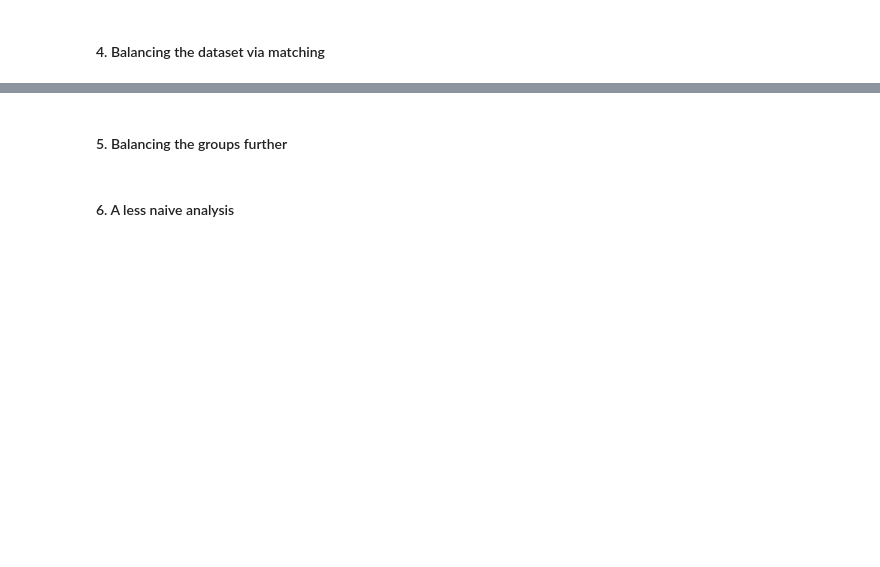
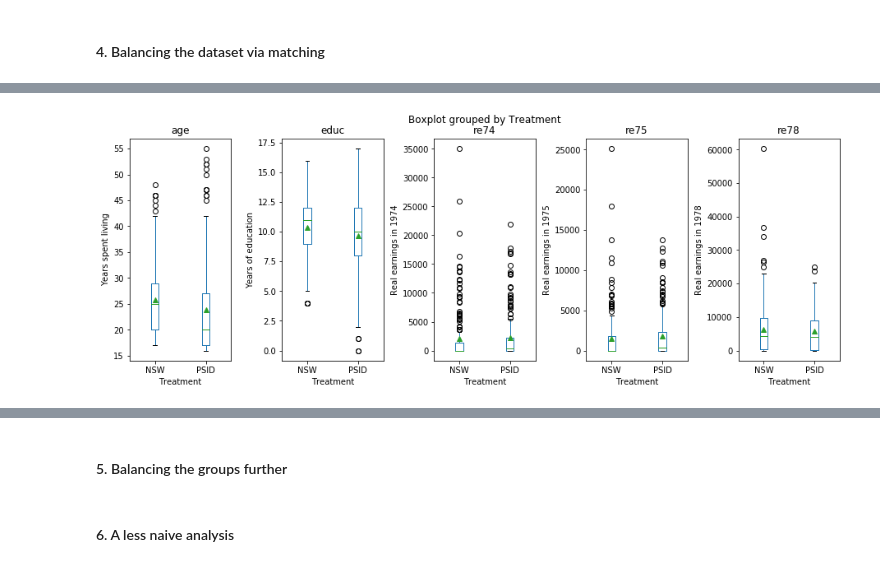
Before and after one commit to Babas10/ADA_JEX2017, a Jupyter notebook: HomeWork/04 - Applied ML/H4.ipynb, the cells around one changed output, grey strips where cells are left out. Saved outputs shown, nothing was run; the diff lists cells and outputs as text; code cells hidden in the pictures; blank space fills up the shorter version.

```diff
--- a/HomeWork/04 - Applied ML/H4.ipynb
+++ b/HomeWork/04 - Applied ML/H4.ipynb
@@ -328,0 +395,13 @@ plt.show()
+# %%
+G = nx.Graph()
+weight=[]
+for i in groupNS.index:
+    for j in groupPS.index:
+        veci=np.array([groupNS.loc[i]['prop score PSID'],groupNS.loc[i]['prop score NSW']])
+        vecj=np.array([groupPS.loc[j]['prop score PSID'],groupPS.loc[j]['prop score NSW']])
+        if np.linalg.norm(veci-vecj)==0:
+            G.add_edge(i, j, weight=100000000)
+        else:
+            G.add_edge(i, j, weight=1/np.linalg.norm(veci-vecj))
+# %%
+A=nx.max_weight_matching(G)
@@ -328,0 +422,6 @@ plt.show()
+# %%
+a=np.sort(list(A.keys()))
+a1=a[0:185]
+a2=a[185:185+185]
+print(len(a1))
+print(len(a2))
@@ -328,0 +471,3 @@ plt.show()
+# %%
+data_matched=dataset.loc[list(a1)+list(a2)]
+data_matched.head()
@@ -328,0 +481,23 @@ plt.show()
+# %%
+fig, axs = plt.subplots(1,5,gridspec_kw =  dict(wspace=0.5), figsize=(15,5))
+fig.subplots_adjust(wspace=1)
+#fig.suptitle('New title here')
+
+fig.texts = [] #flush the old super titles
+axs[0].get_figure().suptitle("")
+#plt.suptitle('Some title')
+
+axs[0].set_ylabel('Years spent living')
+axs[1].set_ylabel('Years of education')
+axs[2].set_ylabel('Real earnings in 1974')
+axs[3].set_ylabel('Real earnings in 1975')
+axs[4].set_ylabel('Real earnings in 1978')
+
+data_matched.boxplot(column='age',  by='Treatment', ax=axs[0],grid = False, showfliers=True, showmeans=True)
+data_matched.boxplot(column='educ', by='Treatment', ax=axs[1],grid = False, showfliers=True, showmeans=True)
+data_matched.boxplot(column='re74',  by='Treatment', ax=axs[2],grid = False, showfliers=True, showmeans=True)
+data_matched.boxplot(column='re75', by='Treatment', ax=axs[3],grid = False, showfliers=True, showmeans=True)
+data_matched.boxplot(column='re78', by='Treatment', ax=axs[4],grid = False, showfliers=True, showmeans=True)
+plt.show()
+# %% [output]
+[figure, added]
```
Also changed, not shown: parts of 34 cells of this notebook.
